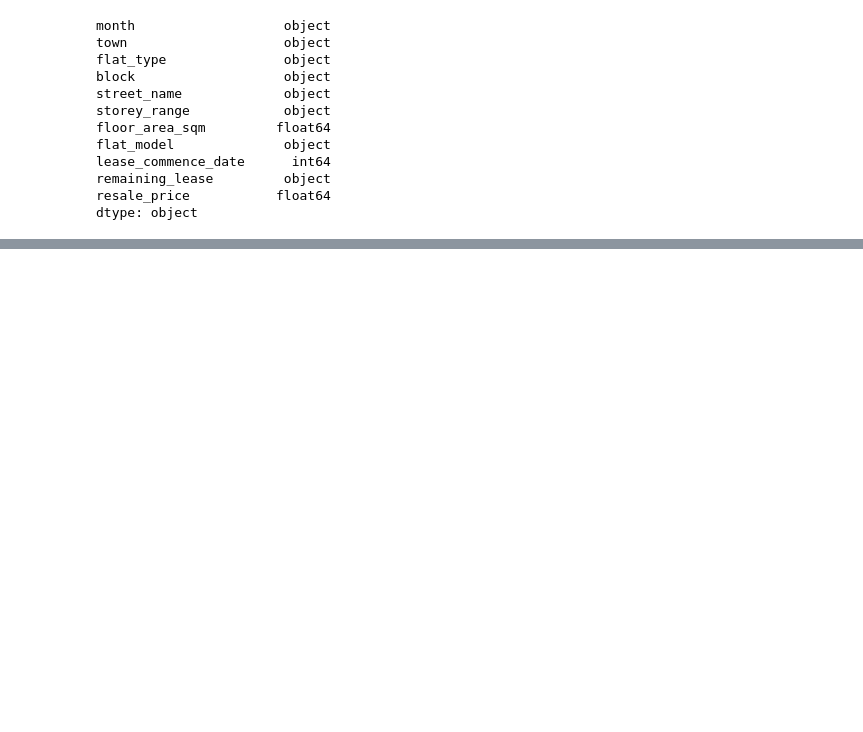
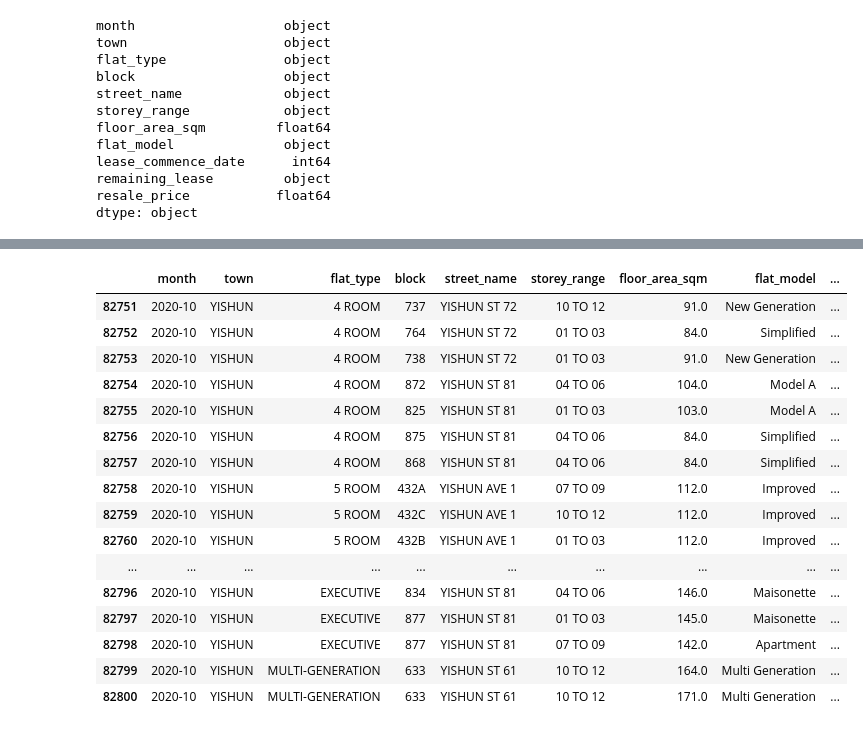
Before and after one commit to Stoic-Carp/HDB-Resale-Price-Analysis, a Jupyter notebook: data_cleaning.ipynb, the cells around one changed output, grey strips where cells are left out. Drawn from its saved outputs; the diff is of its cells as text; code cells hidden in the pictures; blank space fills up the shorter version.

```diff
--- a/data_cleaning.ipynb
+++ b/data_cleaning.ipynb
@@ -73,0 +104,21 @@ dtype: object
+# %%
+#checking the data
+df.tail(50)
+# %% [output]
+|  | month | town | flat_type | block | street_name | storey_range | floor_area_sqm | flat_model | ... |
+| 82751 | 2020-10 | YISHUN | 4 ROOM | 737 | YISHUN ST 72 | 10 TO 12 | 91.0 | New Generation | ... |
+| 82752 | 2020-10 | YISHUN | 4 ROOM | 764 | YISHUN ST 72 | 01 TO 03 | 84.0 | Simplified | ... |
+| 82753 | 2020-10 | YISHUN | 4 ROOM | 738 | YISHUN ST 72 | 01 TO 03 | 91.0 | New Generation | ... |
+| 82754 | 2020-10 | YISHUN | 4 ROOM | 872 | YISHUN ST 81 | 04 TO 06 | 104.0 | Model A | ... |
+| 82755 | 2020-10 | YISHUN | 4 ROOM | 825 | YISHUN ST 81 | 01 TO 03 | 103.0 | Model A | ... |
+| 82756 | 2020-10 | YISHUN | 4 ROOM | 875 | YISHUN ST 81 | 04 TO 06 | 84.0 | Simplified | ... |
+| 82757 | 2020-10 | YISHUN | 4 ROOM | 868 | YISHUN ST 81 | 04 TO 06 | 84.0 | Simplified | ... |
+| 82758 | 2020-10 | YISHUN | 5 ROOM | 432A | YISHUN AVE 1 | 07 TO 09 | 112.0 | Improved | ... |
+| 82759 | 2020-10 | YISHUN | 5 ROOM | 432C | YISHUN AVE 1 | 10 TO 12 | 112.0 | Improved | ... |
+| 82760 | 2020-10 | YISHUN | 5 ROOM | 432B | YISHUN AVE 1 | 01 TO 03 | 112.0 | Improved | ... |
+| ... | ... | ... | ... | ... | ... | ... | ... | ... | ... |
+| 82796 | 2020-10 | YISHUN | EXECUTIVE | 834 | YISHUN ST 81 | 04 TO 06 | 146.0 | Maisonette | ... |
+| 82797 | 2020-10 | YISHUN | EXECUTIVE | 877 | YISHUN ST 81 | 01 TO 03 | 145.0 | Maisonette | ... |
+| 82798 | 2020-10 | YISHUN | EXECUTIVE | 877 | YISHUN ST 81 | 07 TO 09 | 142.0 | Apartment | ... |
+| 82799 | 2020-10 | YISHUN | MULTI-GENERATION | 633 | YISHUN ST 61 | 10 TO 12 | 164.0 | Multi Generation | ... |
+| 82800 | 2020-10 | YISHUN | MULTI-GENERATION | 633 | YISHUN ST 61 | 10 TO 12 | 171.0 | Multi Generation | ... |
```
Also changed, not shown: parts of 9 cells of this notebook.
